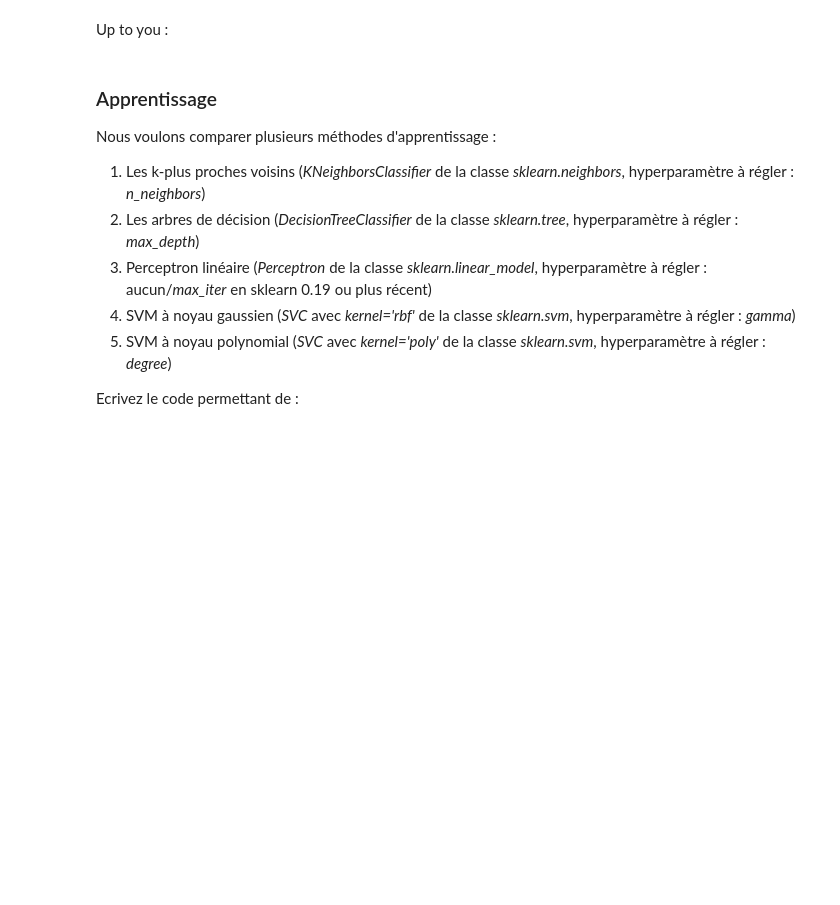
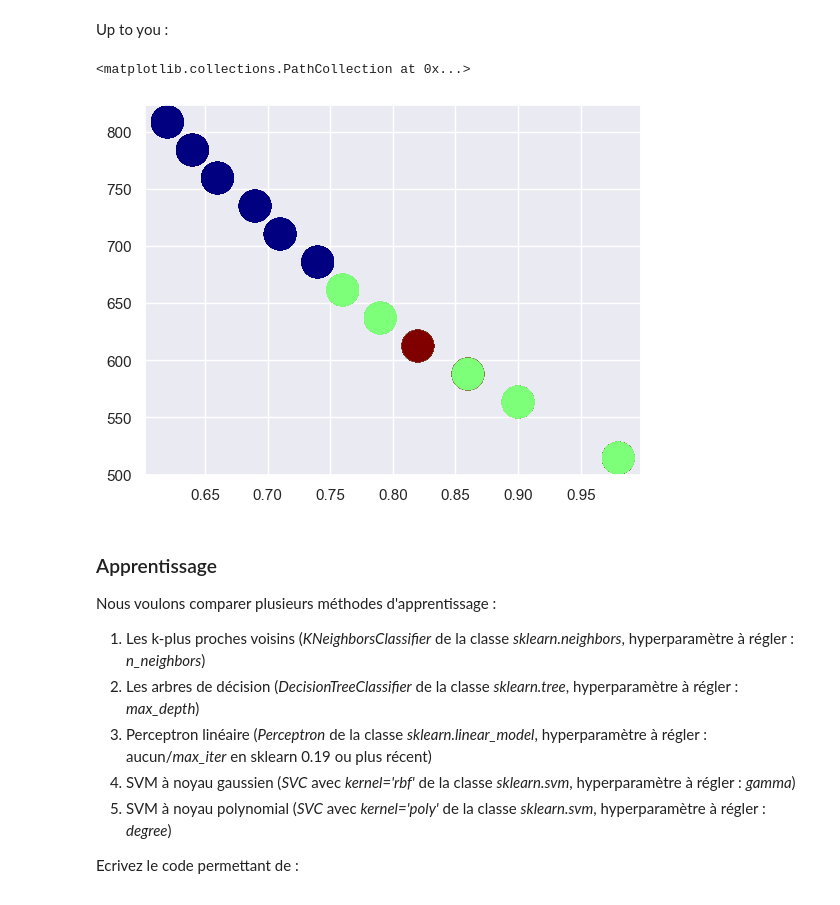
Before and after one commit to Shooterah/M1_DSC, a Jupyter notebook: ML_Fundamental/TP/TP3/ML_SVM_TP3_Florian_Doffemont.ipynb, the cells around one changed output. Saved outputs shown, nothing was run; the diff lists cells and outputs as text; code cells hidden in the pictures; blank space fills up the shorter version.

```diff
--- a/ML_Fundamental/TP/TP3/ML_SVM_TP3_Florian_Doffemont.ipynb
+++ b/ML_Fundamental/TP/TP3/ML_SVM_TP3_Florian_Doffemont.ipynb
@@ -303,15 +303,27 @@ The original problem, as presented here, is a regression problem. We will first
 # %% [markdown]
 Up to you :
 # %%
+# What's next ? We want to define a k-means classifier with k=3
 from sklearn.cluster import KMeans
-# What's next ? We want to define a k-means classifier with k=3
+my_classifier = KMeans(n_clusters=3, n_init='auto')
 
 #then use "fit"  on the 2 sets of potential Y values
+Yheat = Yheat.reshape(-1,1)
+Ycool = Ycool.reshape(-1,1)
+my_classifier.fit(Yheat)
+my_classifier.fit(Ycool)
+
 
 # The only trick: the Y are vectors while sklearn classifiers need arrays:
 # you need to reshape them: Yheat_array = Yheat.reshape(-1,1)
 
+
 # After the training, assigned classes are stored in my_classifier.labels_
+
+plt.scatter(X[:,0], X[:,1], c=my_classifier.labels_, s=50, cmap='jet')
+# %% [output]
+<matplotlib.collections.PathCollection at 0x...>
+[figure, added]
 # %% [markdown]
 ### Apprentissage
 Nous voulons comparer plusieurs méthodes d'apprentissage :
```
Also changed, not shown: parts of 4 cells of this notebook.
